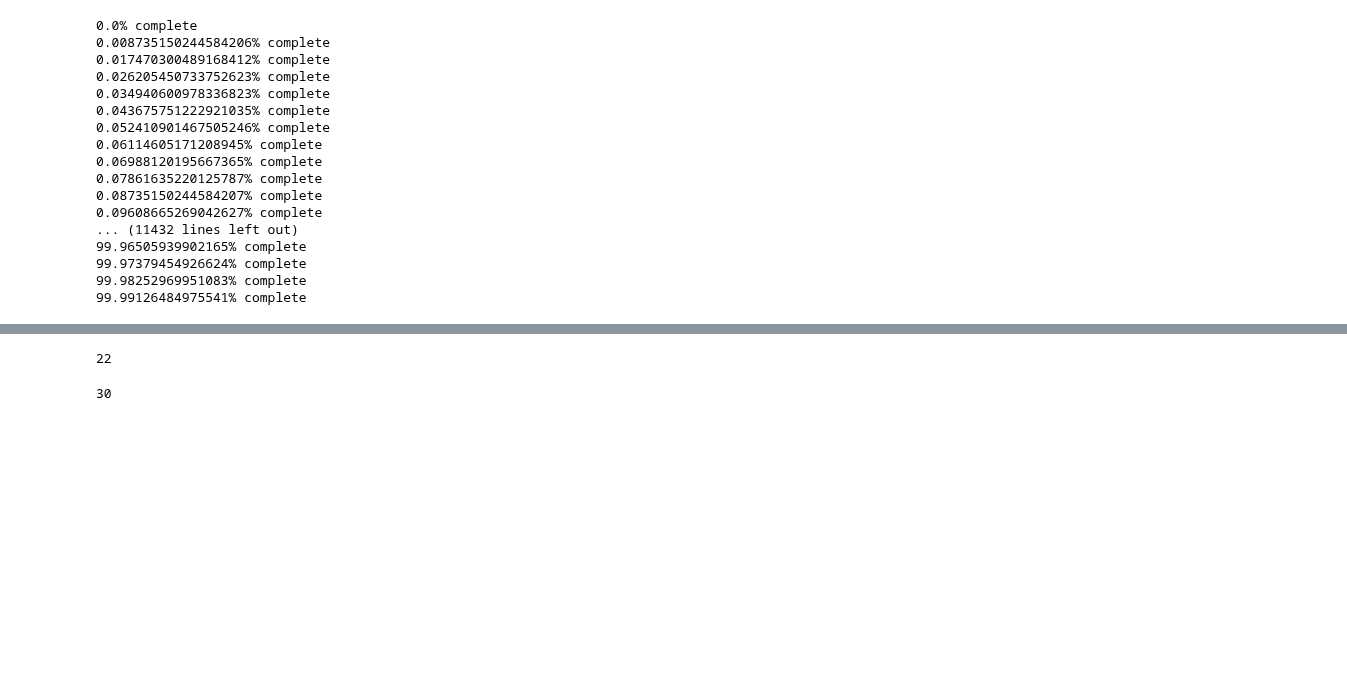
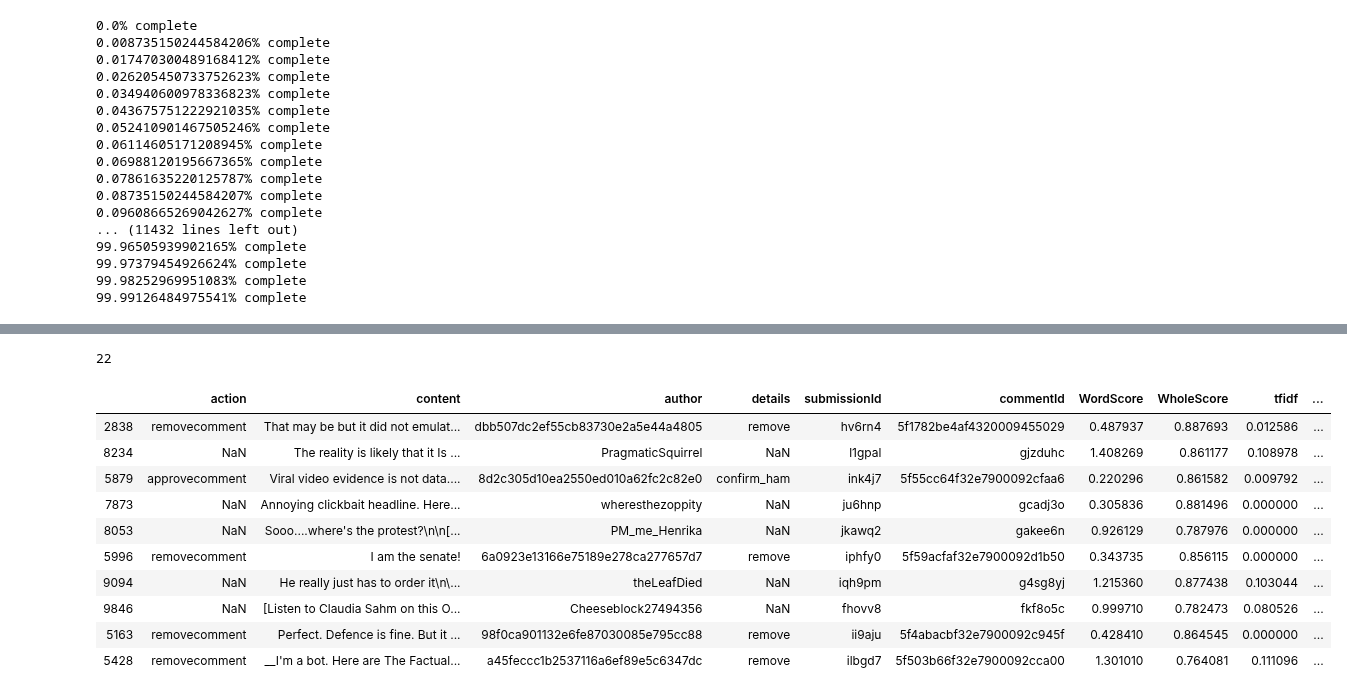
Before and after one commit to mcatalano26/cmps-cap, a Jupyter notebook: Upvote Feature.ipynb, the cells around one changed output, grey strips where cells are left out. Cells and saved outputs as stored; diff of their text form; code cells hidden in the pictures; blank space fills up the shorter version.

```diff
--- a/Upvote Feature.ipynb
+++ b/Upvote Feature.ipynb
@@ -250,11 +263,19 @@ comments_df
-# %%
-for index, com in comments_df.iterrows():
-    comment = reddit.comment(com['commentId'])
-    print(comment.score)
-    break
-# %% [output]
-22
-# %%
-130%50
-# %% [output]
-30
+# %%
+comments_df.to_csv("files/compiled_comments_2_21_2021.csv")
+# %% [output]
+22
+# %%
+new_df = comments_df.sample(n=10)
+new_df
+# %% [output]
+|  | action | content | author | details | submissionId | commentId | WordScore | WholeScore | tfidf | ... |
+| 2838 | removecomment | That may be but it did not emulat... | dbb507dc2ef55cb83730e2a5e44a4805 | remove | hv6rn4 | 5f1782be4af4320009455029 | 0.487937 | 0.887693 | 0.012586 | ... |
+| 8234 | NaN | The reality is likely that it Is ... | PragmaticSquirrel | NaN | l1gpal | gjzduhc | 1.408269 | 0.861177 | 0.108978 | ... |
+| 5879 | approvecomment | Viral video evidence is not data.... | 8d2c305d10ea2550ed010a62fc2c82e0 | confirm_ham | ink4j7 | 5f55cc64f32e7900092cfaa6 | 0.220296 | 0.861582 | 0.009792 | ... |
+| 7873 | NaN | Annoying clickbait headline. Here... | wheresthezoppity | NaN | ju6hnp | gcadj3o | 0.305836 | 0.881496 | 0.000000 | ... |
+| 8053 | NaN | Sooo....where's the protest?\n\n[... | PM_me_Henrika | NaN | jkawq2 | gakee6n | 0.926129 | 0.787976 | 0.000000 | ... |
+| 5996 | removecomment | I am the senate! | 6a0923e13166e75189e278ca277657d7 | remove | iphfy0 | 5f59acfaf32e7900092d1b50 | 0.343735 | 0.856115 | 0.000000 | ... |
+| 9094 | NaN | He really just has to order it\n\... | theLeafDied | NaN | iqh9pm | g4sg8yj | 1.215360 | 0.877438 | 0.103044 | ... |
+| 9846 | NaN | [Listen to Claudia Sahm on this O... | Cheeseblock27494356 | NaN | fhovv8 | fkf8o5c | 0.999710 | 0.782473 | 0.080526 | ... |
+| 5163 | removecomment | Perfect. Defence is fine. But it ... | 98f0ca901132e6fe87030085e795cc88 | remove | ii9aju | 5f4abacbf32e7900092c945f | 0.428410 | 0.864545 | 0.000000 | ... |
+| 5428 | removecomment | __I'm a bot. Here are The Factual... | a45feccc1b2537116a6ef89e5c6347dc | remove | ilbgd7 | 5f503b66f32e7900092cca00 | 1.301010 | 0.764081 | 0.111096 | ... |
```
Also changed, not shown: parts of 2 cells of this notebook, 2 other files.
